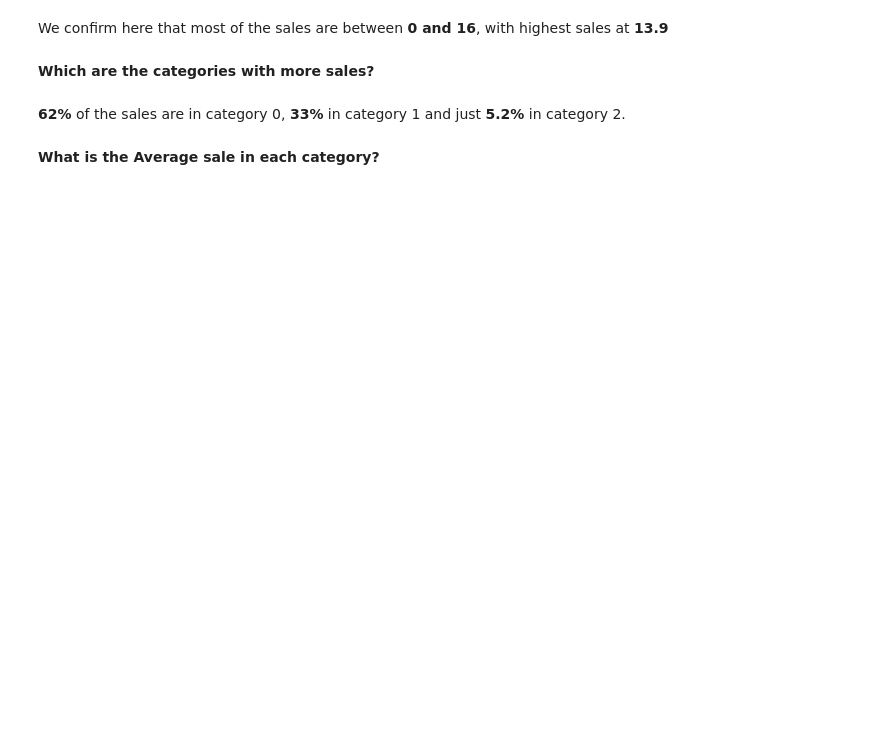
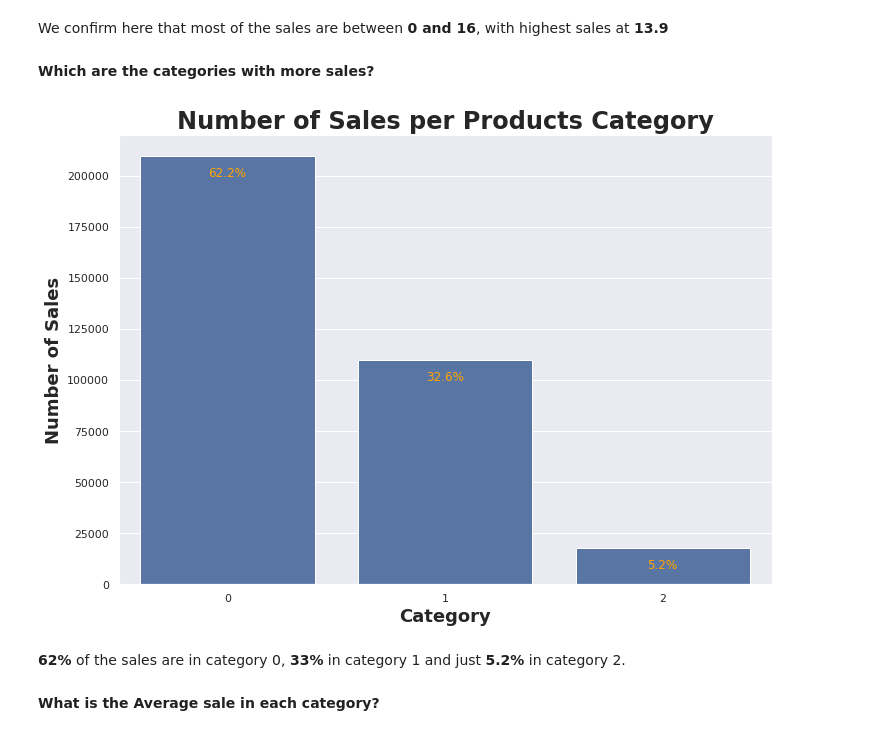
Before and after one commit to furawa/OC_data_analyst_projects, a Jupyter notebook: 02_analyze_company_sales/analyze_company_sales.ipynb, the cells around one changed output. Saved outputs shown, nothing was run; the diff lists cells and outputs as text; code cells hidden in the pictures; blank space fills up the shorter version.

```diff
--- a/02_analyze_company_sales/analyze_company_sales.ipynb
+++ b/02_analyze_company_sales/analyze_company_sales.ipynb
@@ -488,25 +523,26 @@ We confirm here that most of the sales are between **0 and 16**, with highest sa
 # %% [markdown]
 **Which are the categories with more sales?**
 # %%
-plt.figure(figsize = [8,6])
 # Choose a standard color for the plot
 base_color = sns.color_palette()[0]
 # Barplot of the categories
 sns.countplot(data = sales_clean, x = "category", color = base_color)
-plt.title("Number of Sales per Products Category", fontsize = 15)
-plt.xlabel(xlabel = "Category", fontsize = 12)
-plt.ylabel(ylabel = "Number of Sales", fontsize = 12)
+plt.title("Number of Sales per Products Category", fontsize = 24, fontweight = "bold")
+plt.xlabel(xlabel = "Category", fontsize = 18, fontweight = "bold")
+plt.ylabel(ylabel = "Number of Sales", fontsize = 18, fontweight = "bold")
 # Add some annotations
 number_points = sales_clean.shape[0]        # number of points in the dataset
 category_counts = sales_clean.category.value_counts() # all Values of the categories
 locs, labels = plt.xticks()   # Current tick locations and labels
 # Loop through each pair of locations and labels
 for loc, label in zip(locs, labels):
     # Text property for the label to get the current count
     count = category_counts[label.get_text()]
     percentage = '{:0.1f}%'.format(100*count/number_points) # Percentage of each category
     # Put the annotations inside the bar on the top
     plt.text(x = loc, y = count-10000, s = percentage, ha = 'center', color = 'orange')
+# %% [output]
+[figure, added]
 # %% [markdown]
 **62%** of the sales are in category 0, **33%** in category 1 and just **5.2%** in category 2.
 # %% [markdown]
```
Also changed, not shown: parts of 27 cells of this notebook.
